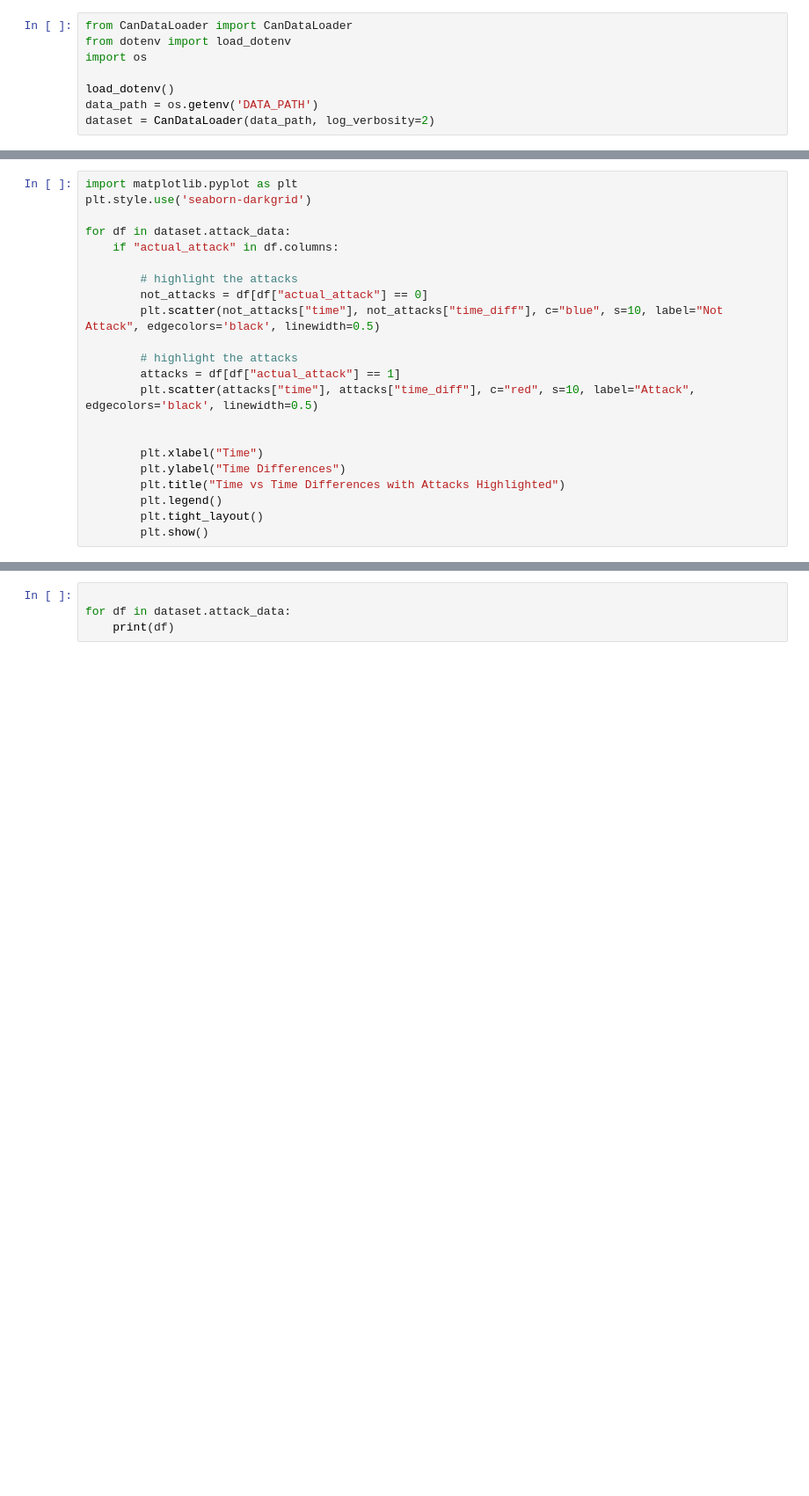
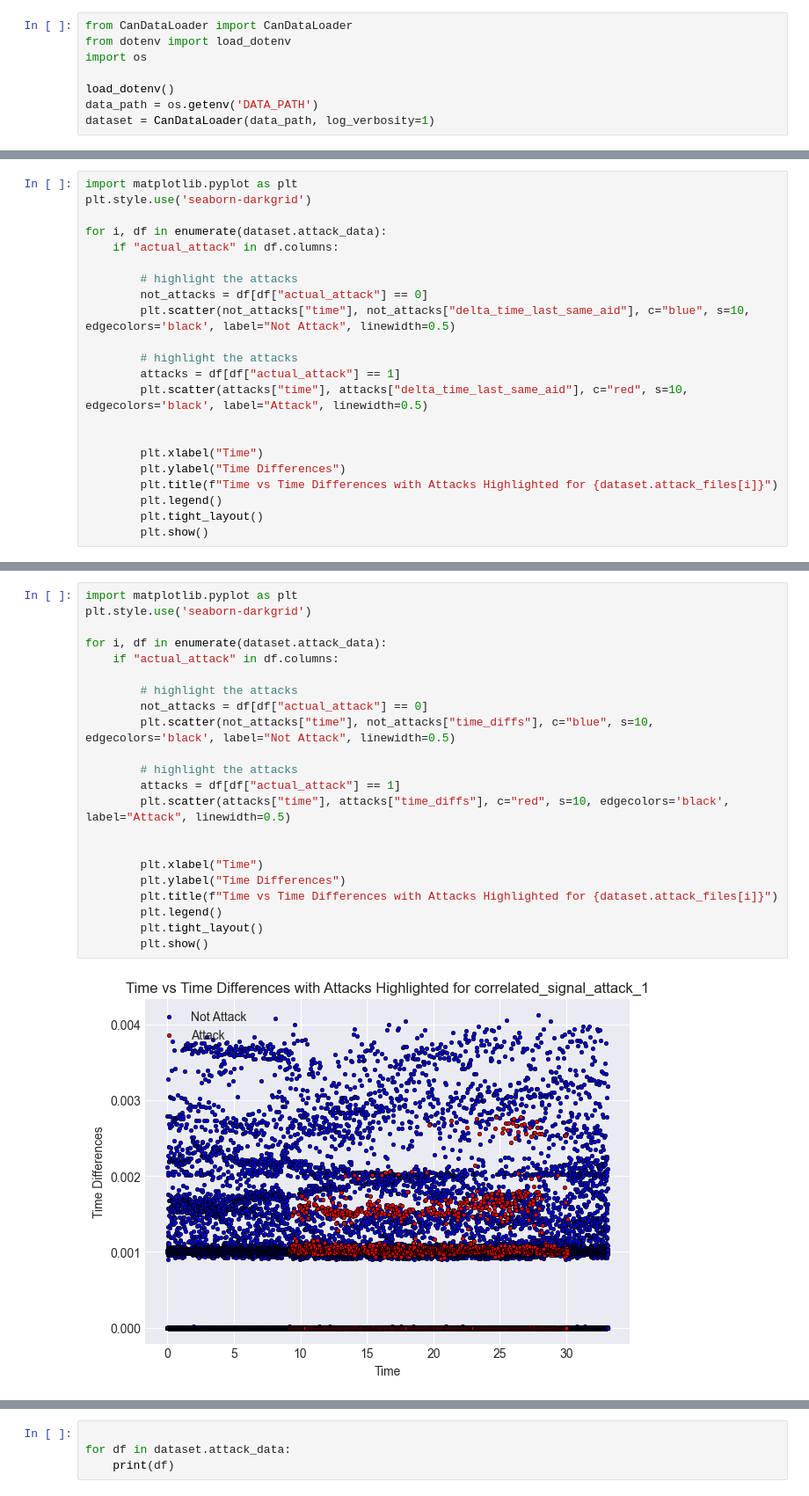
Before and after one commit to jcourson8/CANIDS, a Jupyter notebook: code/data_prep/test_dataloader.ipynb, the cells around one changed output, grey strips where cells are left out. Shown at 88% size. Drawn from its saved outputs; the diff is of its cells as text; blank space fills up the shorter version.

Commit message:
added better labels

```diff
--- a/code/data_prep/test_dataloader.ipynb
+++ b/code/data_prep/test_dataloader.ipynb
@@ -5,7 +5,7 @@ import os
 
 load_dotenv()
 data_path = os.getenv('DATA_PATH')
-dataset = CanDataLoader(data_path, log_verbosity=2)
+dataset = CanDataLoader(data_path, log_verbosity=1)
 # %% [output]
 Found ambient and attack directories.
 Loading CAN metadata...
@@ -28,21 +49,21 @@ Loading processing data into 'CanData' structure
 import matplotlib.pyplot as plt
 plt.style.use('seaborn-darkgrid')
 
-for df in dataset.attack_data:
+for i, df in enumerate(dataset.attack_data):
     if "actual_attack" in df.columns:
 
         # highlight the attacks
         not_attacks = df[df["actual_attack"] == 0]
-        plt.scatter(not_attacks["time"], not_attacks["time_diff"], c="blue", s=10, label="Not Attack", edgecolors='black', linewidth=0.5)
+        plt.scatter(not_attacks["time"], not_attacks["delta_time_last_same_aid"], c="blue", s=10, edgecolors='black', label="Not Attack", linewidth=0.5)
 
         # highlight the attacks
         attacks = df[df["actual_attack"] == 1]
-        plt.scatter(attacks["time"], attacks["time_diff"], c="red", s=10, label="Attack", edgecolors='black', linewidth=0.5)
+        plt.scatter(attacks["time"], attacks["delta_time_last_same_aid"], c="red", s=10, edgecolors='black', label="Attack", linewidth=0.5)
 
 
         plt.xlabel("Time")
         plt.ylabel("Time Differences")
-        plt.title("Time vs Time Differences with Attacks Highlighted")
+        plt.title(f"Time vs Time Differences with Attacks Highlighted for {dataset.attack_files[i]}")
         plt.legend()
         plt.tight_layout()
         plt.show()
@@ -62,0 +72,24 @@ for df in dataset.attack_data:
+# %%
+import matplotlib.pyplot as plt
+plt.style.use('seaborn-darkgrid')
+
+for i, df in enumerate(dataset.attack_data):
+    if "actual_attack" in df.columns:
+
+        # highlight the attacks
+        not_attacks = df[df["actual_attack"] == 0]
+        plt.scatter(not_attacks["time"], not_attacks["time_diffs"], c="blue", s=10, edgecolors='black', label="Not Attack", linewidth=0.5)
+
+        # highlight the attacks
+        attacks = df[df["actual_attack"] == 1]
+        plt.scatter(attacks["time"], attacks["time_diffs"], c="red", s=10, edgecolors='black', label="Attack", linewidth=0.5)
+
+
+        plt.xlabel("Time")
+        plt.ylabel("Time Differences")
+        plt.title(f"Time vs Time Differences with Attacks Highlighted for {dataset.attack_files[i]}")
+        plt.legend()
+        plt.tight_layout()
+        plt.show()
+# %% [output]
+[figure, added]
```
Also changed, not shown: parts of 4 cells of this notebook, 1 other file.
